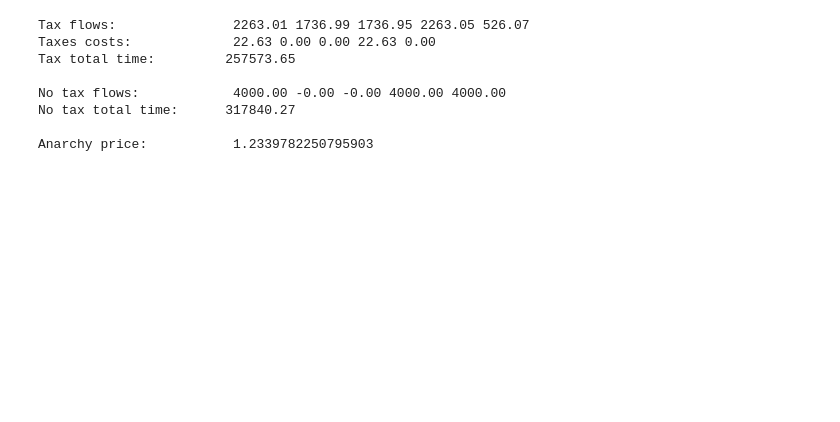
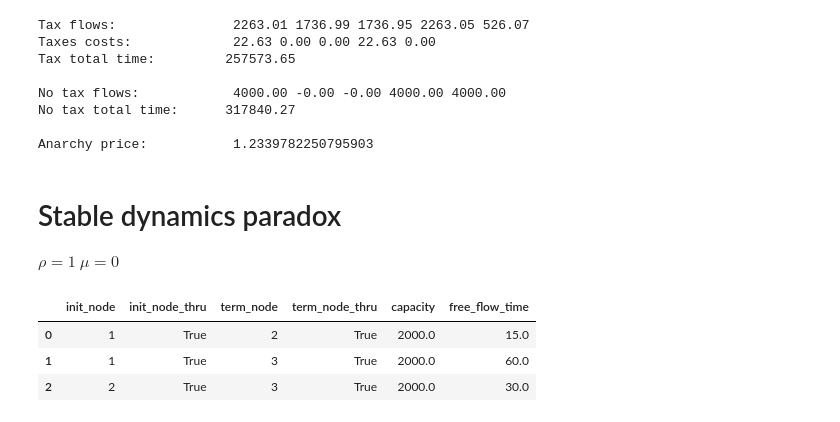
Before and after one commit to AlonsoQuijano/TransportNet, a Jupyter notebook: AddTaxesTest.ipynb, the cells around one changed output. Saved outputs shown, nothing was run; the diff lists cells and outputs as text; code cells hidden in the pictures; blank space fills up the shorter version.

Commit message:
Stable dynamic experiments provided

```diff
--- a/AddTaxesTest.ipynb
+++ b/AddTaxesTest.ipynb
@@ -128,3 +128,7 @@ No tax flows:            4000.00 -0.00 -0.00 4000.00 4000.00
 No tax total time:      317840.27
 
 Anarchy price:           1.2339782250795903
+# %% [markdown]
+# Stable dynamics paradox
+$\rho = 1$
+$\mu = 0$
@@ -130,0 +137,23 @@ Anarchy price:           1.2339782250795903
+# %%
+net_name = 'StableParadox_net.tntp'
+trips_name = 'StableParadox_trips.tntp'
+
+MU = 0
+RHO = 1
+
+handler = dh.DataHandler()
+graph_data = handler.GetGraphData(net_name, columns = ['init_node', 'term_node', 'capacity', 'free_flow_time'])
+graph_correspondences, total_od_flow = handler.GetGraphCorrespondences(trips_name)
+
+no_tax_model = md.Model(graph_data, graph_correspondences,
+                        total_od_flow, mu = MU, rho = RHO)
+
+tax_model = md.ModelWithTaxes(graph_data, graph_correspondences,
+                              total_od_flow, mu = MU, rho = RHO)
+
+graph_data['graph_table'].head()
+# %% [output]
+|  | init_node | init_node_thru | term_node | term_node_thru | capacity | free_flow_time |
+| 0 | 1 | True | 2 | True | 2000.0 | 15.0 |
+| 1 | 1 | True | 3 | True | 2000.0 | 60.0 |
+| 2 | 2 | True | 3 | True | 2000.0 | 30.0 |
```
Also changed, not shown: parts of 7 cells of this notebook, 2 other files.
